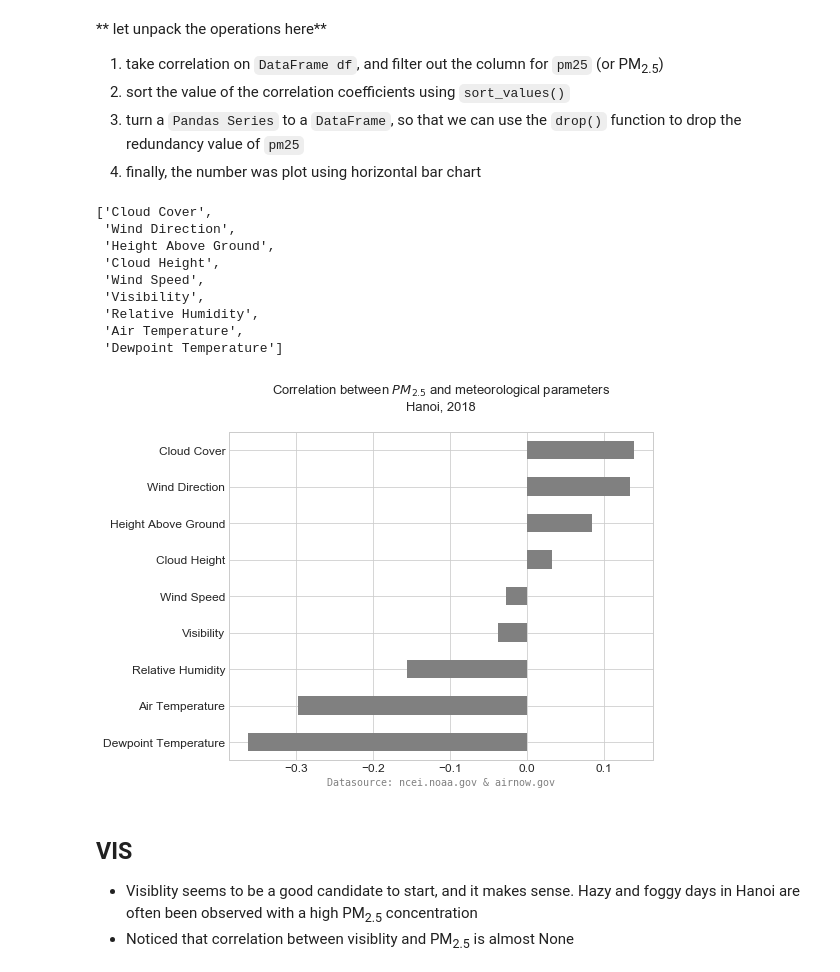
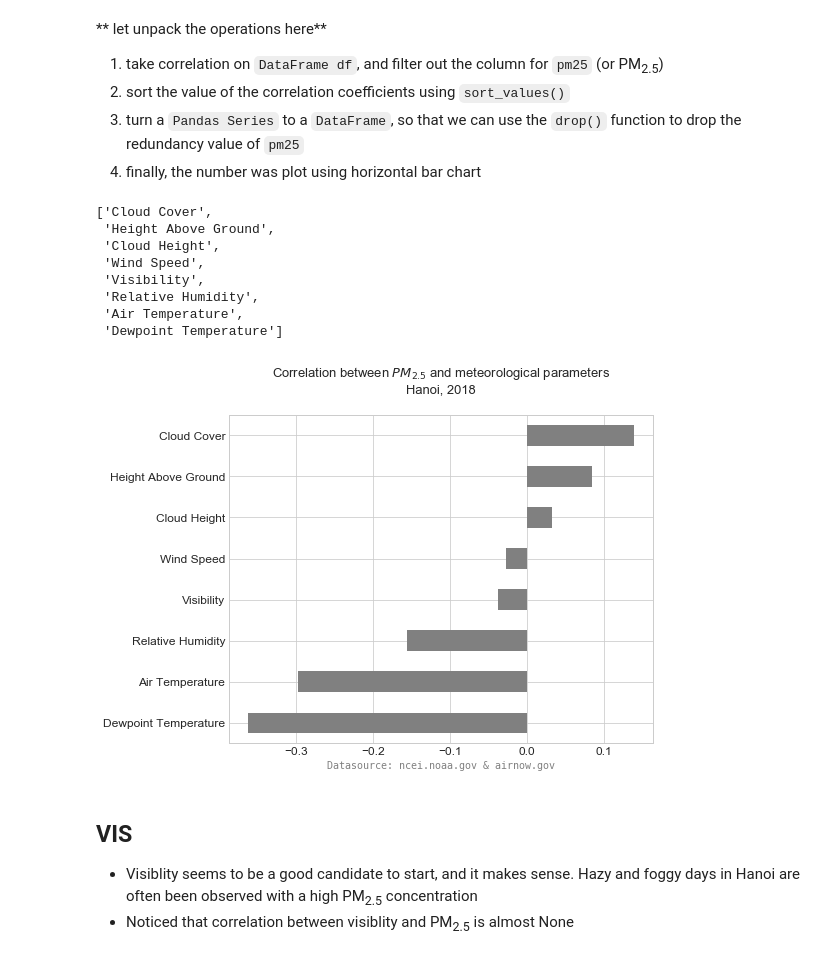
Before and after one commit to binh-bk/air-quality-analysis, a Jupyter notebook: 2.2 PM2.5 vs. meteorological (analysis).ipynb, the cells around one changed output. Drawn from its saved outputs; the diff is of its cells as text; code cells hidden in the pictures.

```diff
--- a/2.2 PM2.5 vs. meteorological (analysis).ipynb
+++ b/2.2 PM2.5 vs. meteorological (analysis).ipynb
@@ -235,14 +235,13 @@ df.corr()['pm25'].sort_values().to_frame().drop(['pm25']).plot.barh()
 3. turn a `Pandas Series` to a `DataFrame`, so that we can use the `drop()` function to drop the redundancy value of `pm25`
 4. finally, the number was plot using horizontal bar chart
 # %%
-label = ['Cloud Cover', 'Wind Direction', 'Height Above Ground',
+label = ['Cloud Cover', 'Height Above Ground',
                     'Cloud Height', 'Wind Speed', 'Visibility', 'Relative Humidity',
          'Air Temperature', 'Dewpoint Temperature']
 # %%
 label
 # %% [output]
 ['Cloud Cover',
- 'Wind Direction',
  'Height Above Ground',
  'Cloud Height',
  'Wind Speed',
@@ -255,17 +254,17 @@ labels = list(reversed(label))
 # %%
 # let make the graph with bell and whistle
 plt.style.use('seaborn-whitegrid')
 fig, ax = plt.subplots()
-df.corr()['pm25'].sort_values().to_frame().drop(['pm25']).plot.barh(ax=ax, color='gray')
+df.corr()['pm25'].sort_values().to_frame().drop(['pm25', 'WD']).plot.barh(ax=ax, color='gray')
 ax.set_title('Correlation between $PM_{2.5}$ and meteorological parameters\nHanoi, 2018',y=1.05, fontsize=13)
 ax.get_legend().remove()
 ax.set_yticklabels(labels)
 ax.set_xlabel('Datasource: ncei.noaa.gov & airnow.gov',
               fontsize=10, color='gray', fontfamily='monospace')
 fig.tight_layout()
 fig.savefig('img/2020Jul_corr_pm25.png')
 # %% [output]
-[figure, old version]
+[figure, new version]
 # %% [markdown]
 ## VIS
 - Visiblity seems to be a good candidate to start, and it makes sense. Hazy and foggy days in Hanoi are often been observed with a high PM<sub>2.5</sub> concentration
```
Also changed, not shown: parts of 2 cells of this notebook, 3 other files.
